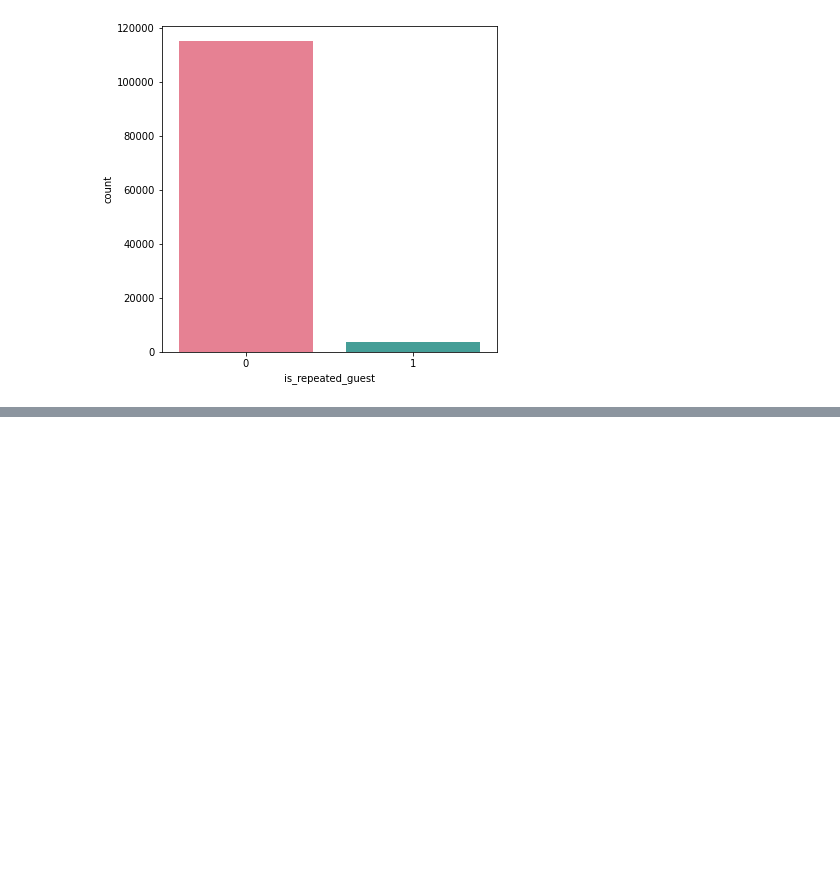
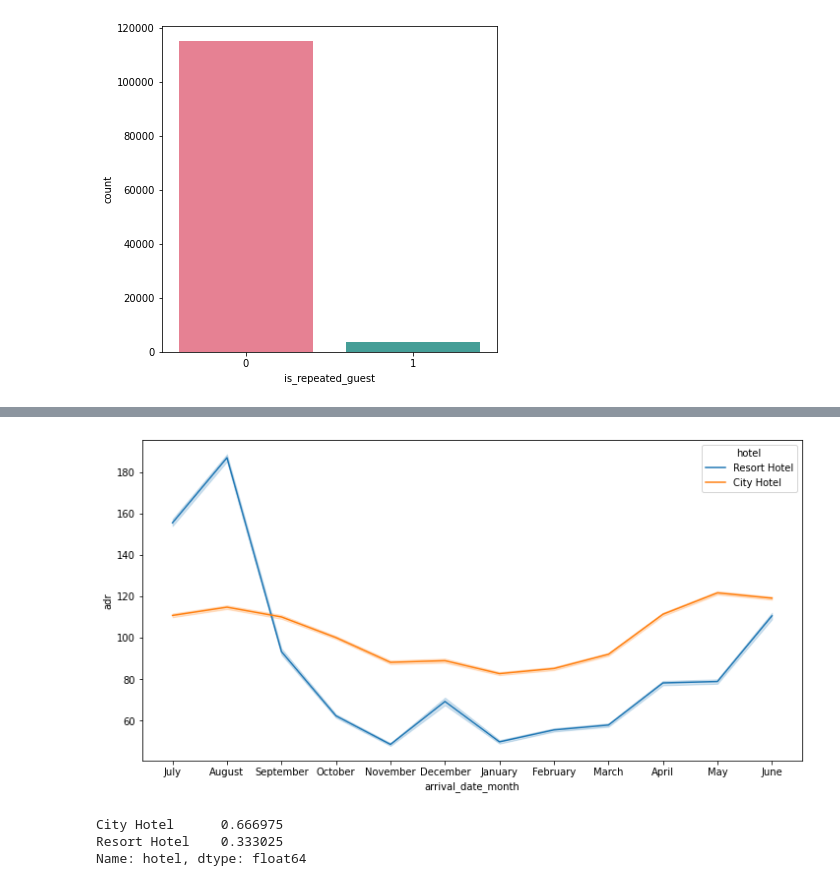
Before and after one commit to Mk-singh55555/Hotel-booking-analysis, a Jupyter notebook: By_me_Hotel_Booking_Analysis_Capstone_Project.ipynb, the cells around one changed output, grey strips where cells are left out. Cells and saved outputs as stored; diff of their text form; code cells hidden in the pictures; blank space fills up the shorter version.

```diff
--- a/By_me_Hotel_Booking_Analysis_Capstone_Project.ipynb
+++ b/By_me_Hotel_Booking_Analysis_Capstone_Project.ipynb
@@ -397,0 +519,6 @@ Pass the following variable as a keyword arg: x. From version 0.12, the only val
+# %%
+plt.figure(figsize=(12,6))
+sns.lineplot(x='arrival_date_month', y='adr', hue='hotel', data= hotel_data)
+plt.show()
+# %% [output]
+[figure, added]
@@ -397,0 +527,7 @@ Pass the following variable as a keyword arg: x. From version 0.12, the only val
+# %%
+hotel_percentage=hotel_data.hotel.value_counts(normalize=True)
+hotel_percentage
+# %% [output]
+City Hotel      0.666975
+Resort Hotel    0.333025
+Name: hotel, dtype: float64
```
Also changed, not shown: parts of 25 cells of this notebook.
